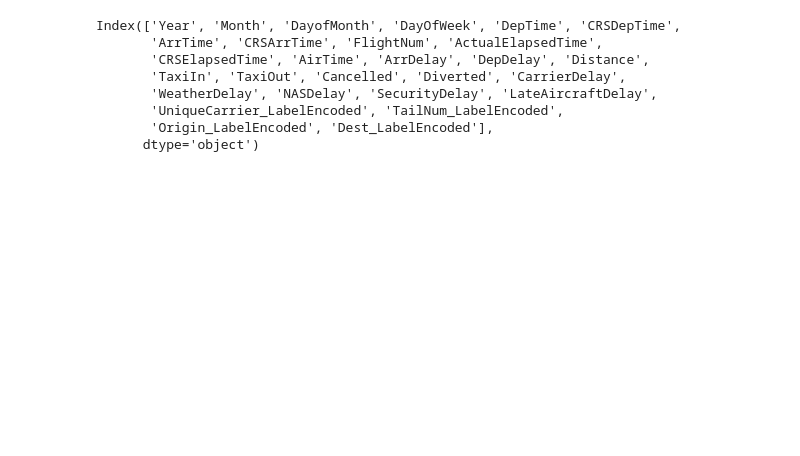
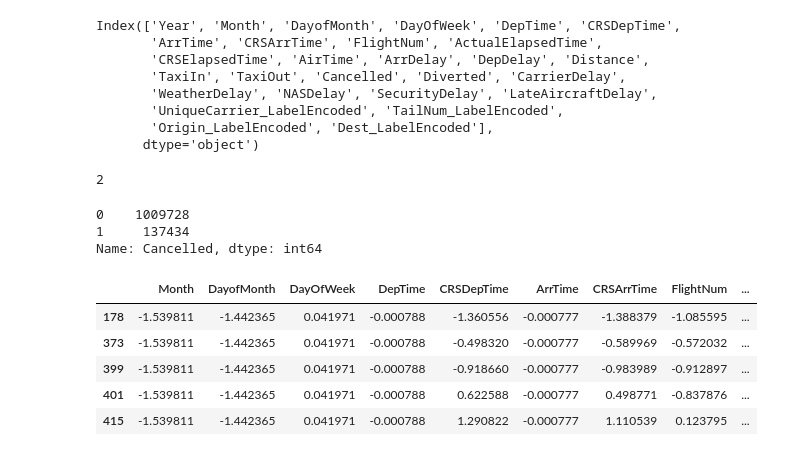
Before and after one commit to dinhbao10t4/MachineLearningAssignment, a Jupyter notebook: AirlineArrivals/AirlineArrivals.ipynb, the cells around one changed output. Drawn from its saved outputs; the diff is of its cells as text; code cells hidden in the pictures; blank space fills up the shorter version.

```diff
--- a/AirlineArrivals/AirlineArrivals.ipynb
+++ b/AirlineArrivals/AirlineArrivals.ipynb
@@ -292,6 +300,7 @@ Index(['Year', 'Month', 'DayofMonth', 'DayOfWeek', 'DepTime', 'CRSDepTime',
 airline_arrival['Year'] = (airline_arrival['Year'] - airline_arrival['Year'].mean())/airline_arrival['Year'].std()
 airline_arrival['Month'] = (airline_arrival['Month'] - airline_arrival['Month'].mean())/airline_arrival['Month'].std()
 airline_arrival['DayofMonth'] = (airline_arrival['DayofMonth'] - airline_arrival['DayofMonth'].mean())/airline_arrival['DayofMonth'].std()
+airline_arrival['DayOfWeek'] = (airline_arrival['DayOfWeek'] - airline_arrival['DayOfWeek'].mean())/airline_arrival['DayOfWeek'].std()
 airline_arrival['DepTime'] = (airline_arrival['DepTime'] - airline_arrival['DepTime'].mean())/airline_arrival['DepTime'].std()
 airline_arrival['CRSDepTime'] = (airline_arrival['CRSDepTime'] - airline_arrival['CRSDepTime'].mean())/airline_arrival['CRSDepTime'].std()
 airline_arrival['ArrTime'] = (airline_arrival['ArrTime'] - airline_arrival['ArrTime'].mean())/airline_arrival['ArrTime'].std()
@@ -315,3 +324,13 @@ airline_arrival['UniqueCarrier_LabelEncoded'] = (airline_arrival['UniqueCarrier_
 airline_arrival['TailNum_LabelEncoded'] = (airline_arrival['TailNum_LabelEncoded'] - airline_arrival['TailNum_LabelEncoded'].mean())/airline_arrival['TailNum_LabelEncoded'].std()
 airline_arrival['Origin_LabelEncoded'] = (airline_arrival['Origin_LabelEncoded'] - airline_arrival['Origin_LabelEncoded'].mean())/airline_arrival['Origin_LabelEncoded'].std()
 airline_arrival['Dest_LabelEncoded'] = (airline_arrival['Dest_LabelEncoded'] - airline_arrival['Dest_LabelEncoded'].mean())/airline_arrival['Dest_LabelEncoded'].std()
+# %%
+len(airline_arrival.Cancelled.unique())
+# %% [output]
+2
+# %%
+airline_arrival.Cancelled.value_counts()
+# %% [output]
+0    1009728
+1     137434
+Name: Cancelled, dtype: int64
@@ -317,0 +341,19 @@ airline_arrival['Dest_LabelEncoded'] = (airline_arrival['Dest_LabelEncoded'] - a
+# %%
+feature_columns = ['Month', 'DayofMonth', 'DayOfWeek', 'DepTime', 'CRSDepTime',
+       'ArrTime', 'CRSArrTime', 'FlightNum', 'ActualElapsedTime',
+       'CRSElapsedTime', 'AirTime', 'ArrDelay', 'DepDelay', 'Distance',
+       'TaxiIn', 'TaxiOut', 'Cancelled', 'Diverted', 'CarrierDelay',
+       'WeatherDelay', 'NASDelay', 'SecurityDelay', 'LateAircraftDelay',
+       'UniqueCarrier_LabelEncoded', 'TailNum_LabelEncoded',
+       'Origin_LabelEncoded', 'Dest_LabelEncoded']
+X = airline_arrival[feature_columns]
+y = airline_arrival['Cancelled']
+# %%
+X.head()
+# %% [output]
+|  | Month | DayofMonth | DayOfWeek | DepTime | CRSDepTime | ArrTime | CRSArrTime | FlightNum | ... |
+| 178 | -1.539811 | -1.442365 | 0.041971 | -0.000788 | -1.360556 | -0.000777 | -1.388379 | -1.085595 | ... |
+| 373 | -1.539811 | -1.442365 | 0.041971 | -0.000788 | -0.498320 | -0.000777 | -0.589969 | -0.572032 | ... |
+| 399 | -1.539811 | -1.442365 | 0.041971 | -0.000788 | -0.918660 | -0.000777 | -0.983989 | -0.912897 | ... |
+| 401 | -1.539811 | -1.442365 | 0.041971 | -0.000788 | 0.622588 | -0.000777 | 0.498771 | -0.837876 | ... |
+| 415 | -1.539811 | -1.442365 | 0.041971 | -0.000788 | 1.290822 | -0.000777 | 1.110539 | 0.123795 | ... |
```
Also changed, not shown: parts of 27 cells of this notebook.
